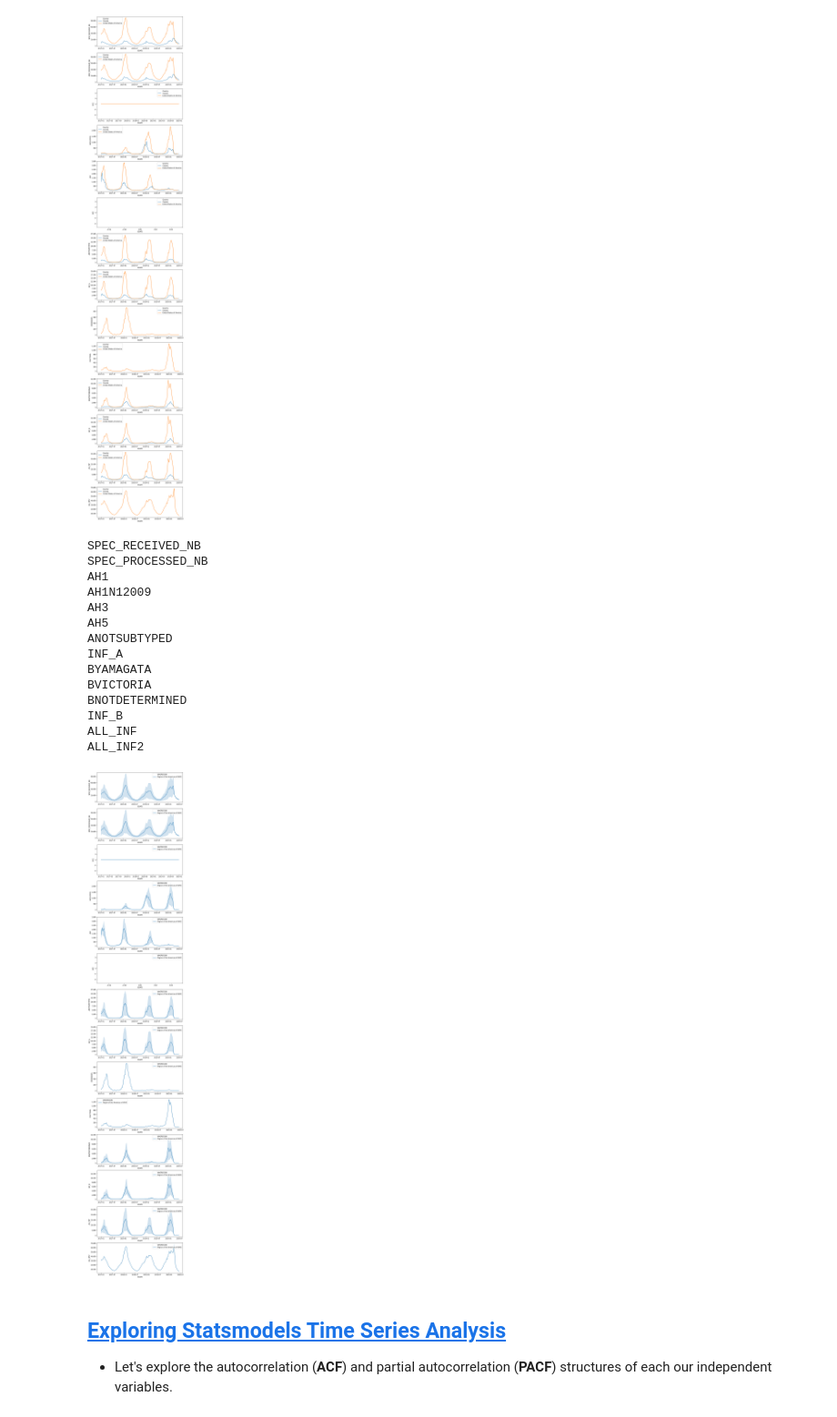
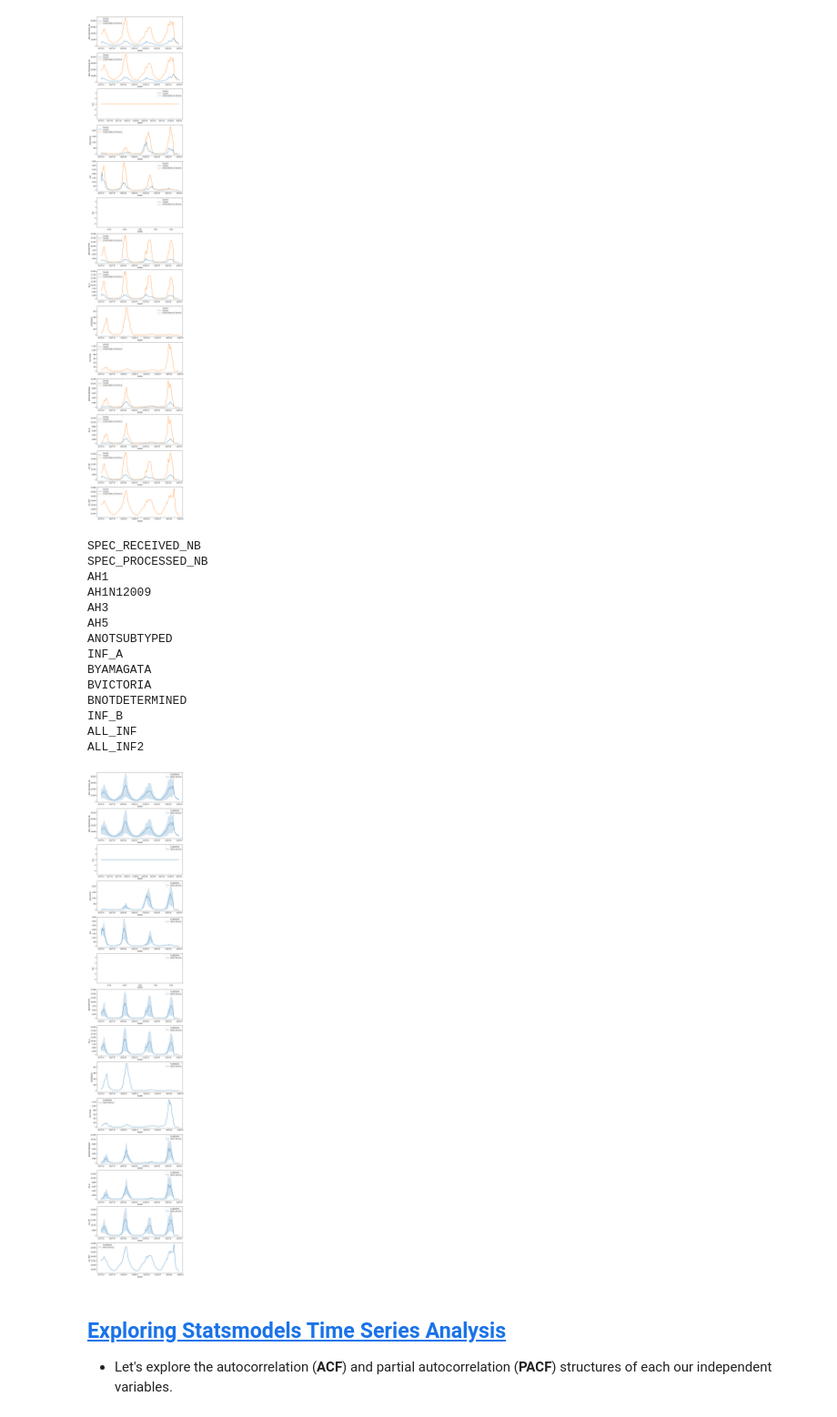
Before and after one commit to sterlingbeason/MSDS-7333-QTW, a Jupyter notebook: Case_Study_4/Case Study 4.ipynb, the cells around one changed output. Shown at 91% size. Cells and saved outputs as stored; diff of their text form; code cells hidden in the pictures.

```diff
--- a/Case_Study_4/Case Study 4.ipynb
+++ b/Case_Study_4/Case Study 4.ipynb
@@ -57,26 +65,26 @@ ALL_INF2
 # %%
 fig, ax = plt.subplots(ncols=1, nrows=len(numerics), figsize=(10, 60))
 ax.ravel()
 for i, col in enumerate(numerics):
     print(col)
-    p = sns.lineplot(x=data.index, y=data[col], hue=data['WHOREGION'], ax=ax[i])
+    p = sns.lineplot(x=data.index, y=data[col], hue=data['FLUREGION'], ax=ax[i])
     p.set_yticklabels([f'{y:,.0f}' for y in p.get_yticks()])
 # %% [output]
 SPEC_RECEIVED_NB
 SPEC_PROCESSED_NB
 AH1
 AH1N12009
 AH3
 AH5
 ANOTSUBTYPED
 INF_A
 BYAMAGATA
 BVICTORIA
 BNOTDETERMINED
 INF_B
 ALL_INF
 ALL_INF2
-[figure, old version]
+[figure, new version]
 # %% [markdown]
 ## [Exploring Statsmodels Time Series Analysis]('https://www.statsmodels.org/stable/tsa.html')
 
```
Also changed, not shown: parts of 4 cells of this notebook.
